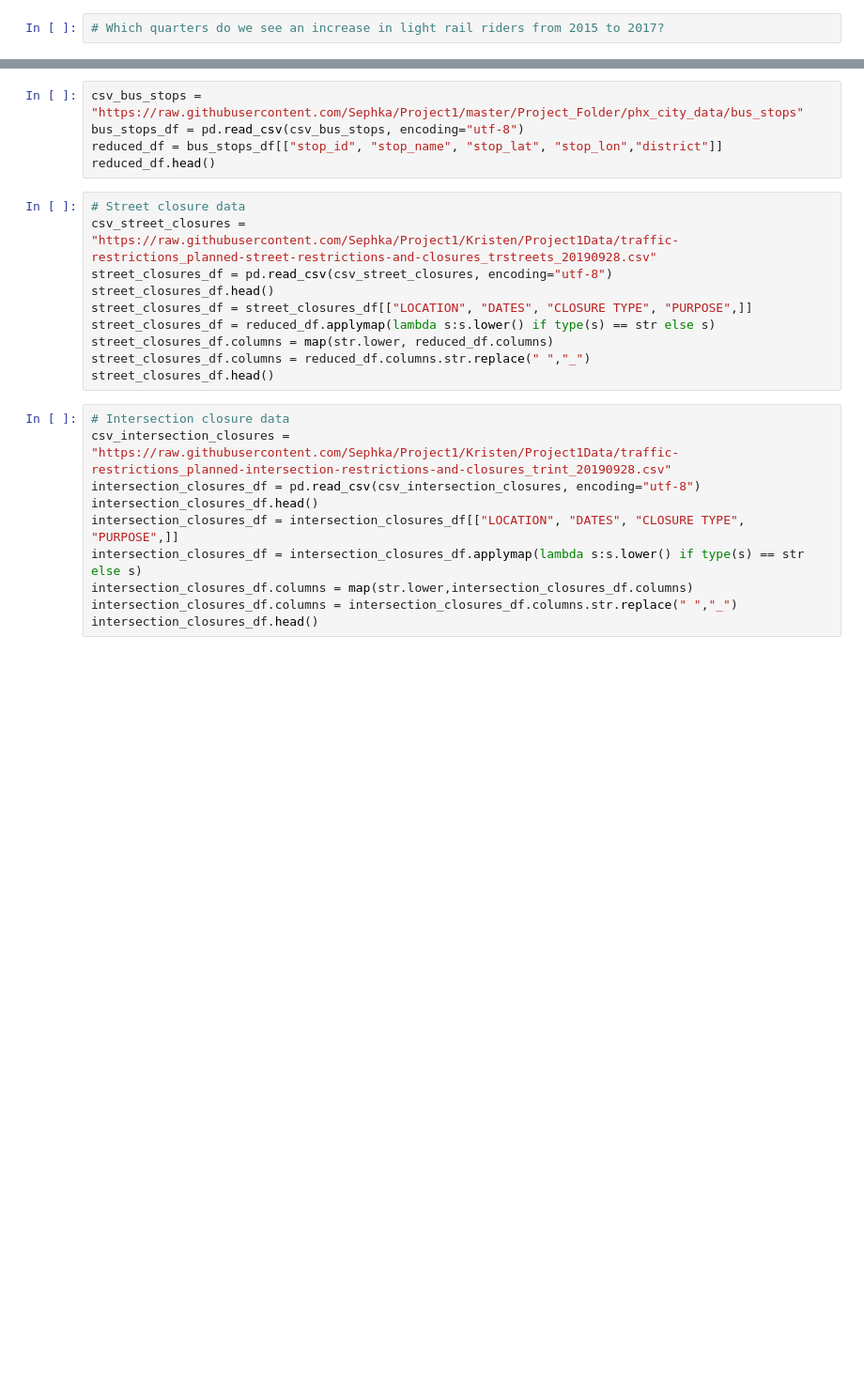
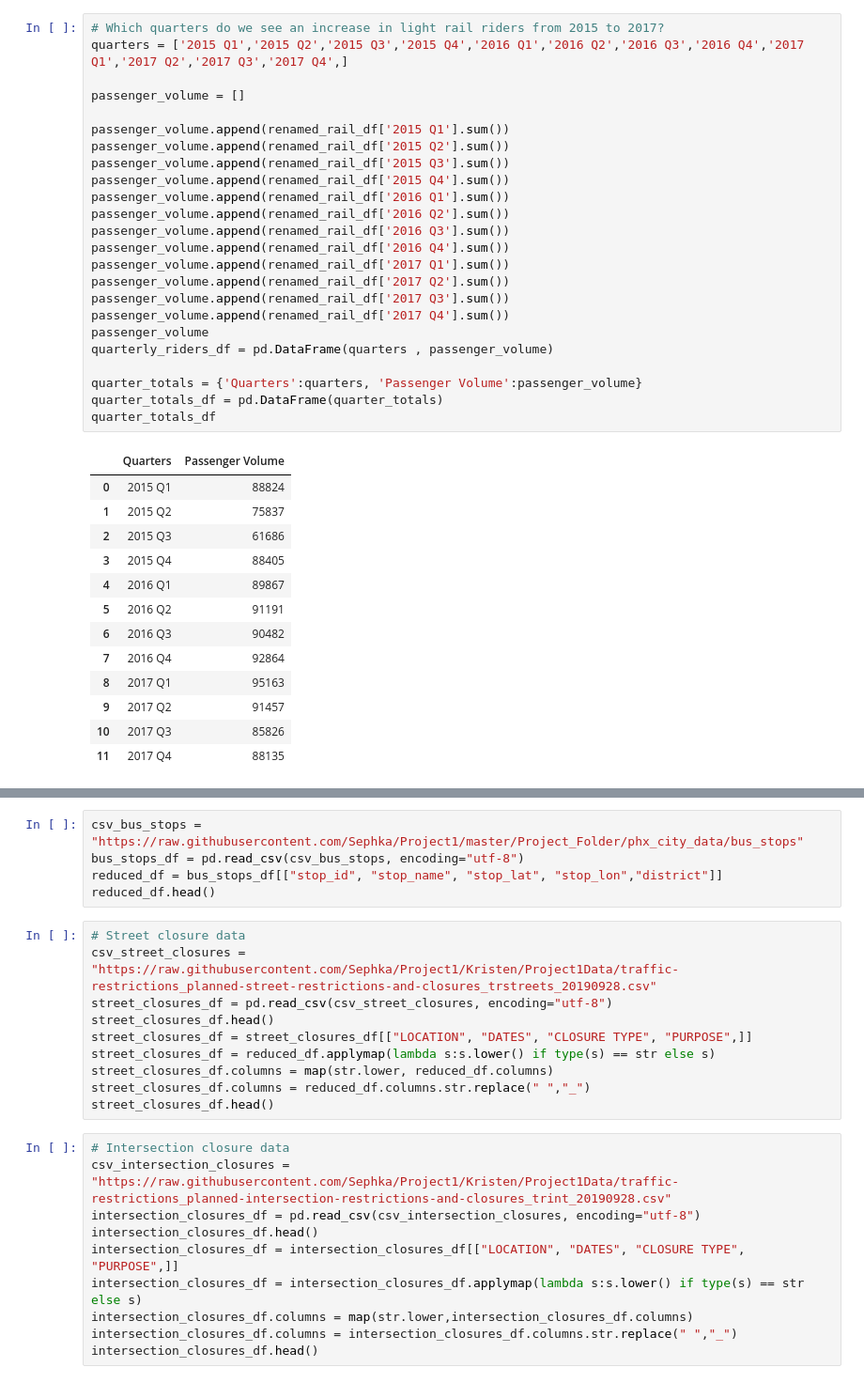
Before and after one commit to Sephka/Project1, a Jupyter notebook: Project_Folder/Project_1_v1.ipynb, the cells around one changed output, grey strips where cells are left out. Shown at 94% size. Drawn from its saved outputs; the diff is of its cells as text; blank space fills up the shorter version.

```diff
--- a/Project_Folder/Project_1_v1.ipynb
+++ b/Project_Folder/Project_1_v1.ipynb
@@ -88,2 +134,38 @@ renamed_rail_df.head()
-# %%
-# Which quarters do we see an increase in light rail riders from 2015 to 2017?
+# %%
+# Which quarters do we see an increase in light rail riders from 2015 to 2017?
+quarters = ['2015 Q1','2015 Q2','2015 Q3','2015 Q4','2016 Q1','2016 Q2','2016 Q3','2016 Q4','2017 Q1','2017 Q2','2017 Q3','2017 Q4',]
+
+passenger_volume = []
+
+passenger_volume.append(renamed_rail_df['2015 Q1'].sum())
+passenger_volume.append(renamed_rail_df['2015 Q2'].sum())
+passenger_volume.append(renamed_rail_df['2015 Q3'].sum())
+passenger_volume.append(renamed_rail_df['2015 Q4'].sum())
+passenger_volume.append(renamed_rail_df['2016 Q1'].sum())
+passenger_volume.append(renamed_rail_df['2016 Q2'].sum())
+passenger_volume.append(renamed_rail_df['2016 Q3'].sum())
+passenger_volume.append(renamed_rail_df['2016 Q4'].sum())
+passenger_volume.append(renamed_rail_df['2017 Q1'].sum())
+passenger_volume.append(renamed_rail_df['2017 Q2'].sum())
+passenger_volume.append(renamed_rail_df['2017 Q3'].sum())
+passenger_volume.append(renamed_rail_df['2017 Q4'].sum())
+passenger_volume
+quarterly_riders_df = pd.DataFrame(quarters , passenger_volume)
+
+quarter_totals = {'Quarters':quarters, 'Passenger Volume':passenger_volume}
+quarter_totals_df = pd.DataFrame(quarter_totals)
+quarter_totals_df
+# %% [output]
+|  | Quarters | Passenger Volume |
+| 0 | 2015 Q1 | 88824 |
+| 1 | 2015 Q2 | 75837 |
+| 2 | 2015 Q3 | 61686 |
+| 3 | 2015 Q4 | 88405 |
+| 4 | 2016 Q1 | 89867 |
+| 5 | 2016 Q2 | 91191 |
+| 6 | 2016 Q3 | 90482 |
+| 7 | 2016 Q4 | 92864 |
+| 8 | 2017 Q1 | 95163 |
+| 9 | 2017 Q2 | 91457 |
+| 10 | 2017 Q3 | 85826 |
+| 11 | 2017 Q4 | 88135 |
```
Also changed, not shown: parts of 9 cells of this notebook.
